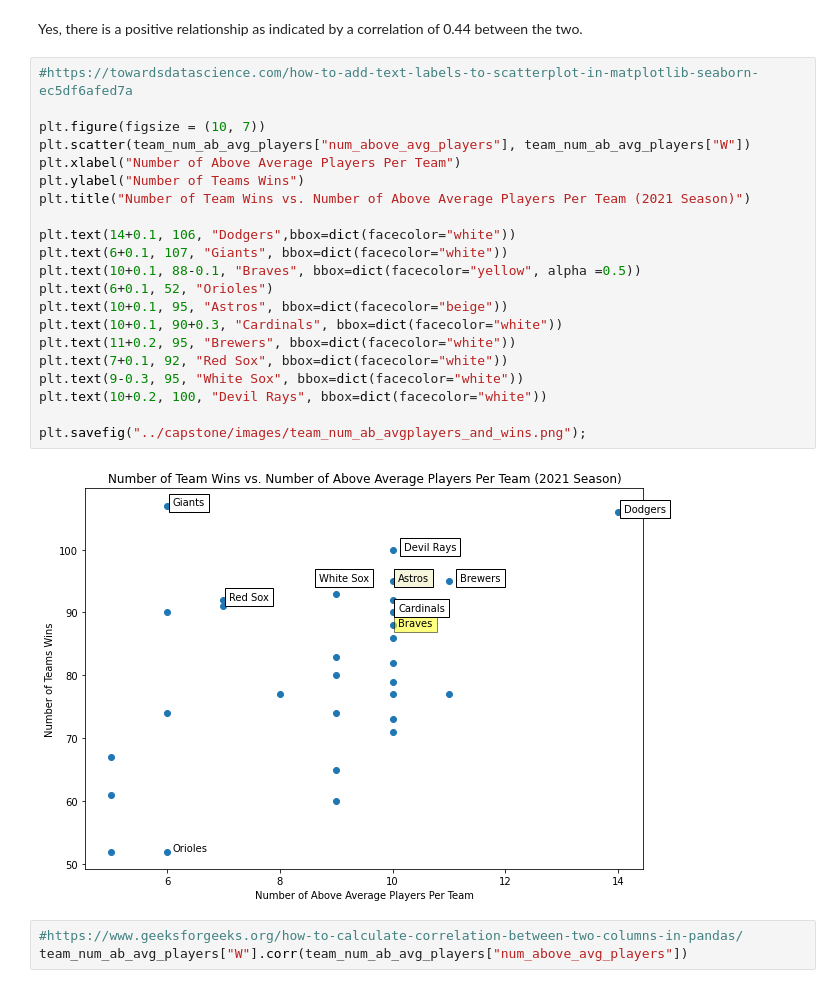
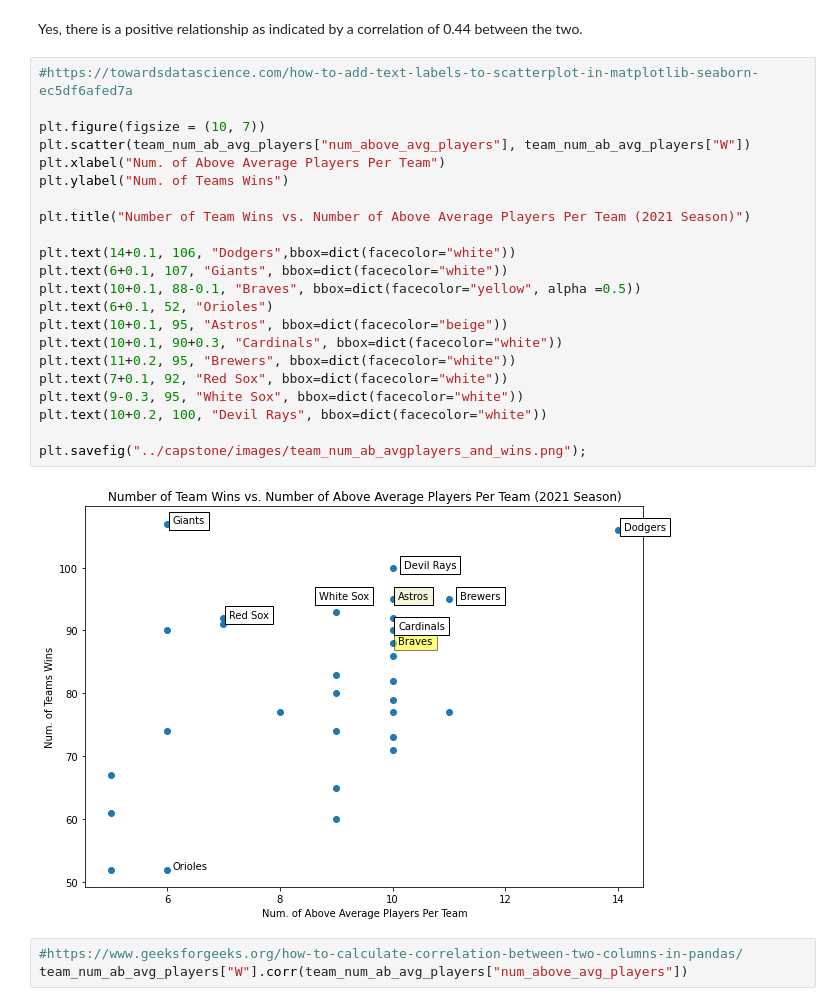
Before and after one commit to dw943893/baseball_predictor, a Jupyter notebook: CAP_EDA.ipynb, the cells around one changed output. Drawn from its saved outputs; the diff is of its cells as text.

```diff
--- a/CAP_EDA.ipynb
+++ b/CAP_EDA.ipynb
@@ -994,26 +963,27 @@ Yes, there is a positive relationship as indicated by a correlation of 0.44 betw
 # %%
 #https://towardsdatascience.com/how-to-add-text-labels-to-scatterplot-in-matplotlib-seaborn-ec5df6afed7a
 
 plt.figure(figsize = (10, 7))
 plt.scatter(team_num_ab_avg_players["num_above_avg_players"], team_num_ab_avg_players["W"])
-plt.xlabel("Number of Above Average Players Per Team")
-plt.ylabel("Number of Teams Wins")
+plt.xlabel("Num. of Above Average Players Per Team")
+plt.ylabel("Num. of Teams Wins")
+
 plt.title("Number of Team Wins vs. Number of Above Average Players Per Team (2021 Season)")
 
 plt.text(14+0.1, 106, "Dodgers",bbox=dict(facecolor="white"))
 plt.text(6+0.1, 107, "Giants", bbox=dict(facecolor="white"))
 plt.text(10+0.1, 88-0.1, "Braves", bbox=dict(facecolor="yellow", alpha =0.5))
 plt.text(6+0.1, 52, "Orioles")
 plt.text(10+0.1, 95, "Astros", bbox=dict(facecolor="beige"))
 plt.text(10+0.1, 90+0.3, "Cardinals", bbox=dict(facecolor="white"))
 plt.text(11+0.2, 95, "Brewers", bbox=dict(facecolor="white"))
 plt.text(7+0.1, 92, "Red Sox", bbox=dict(facecolor="white"))
 plt.text(9-0.3, 95, "White Sox", bbox=dict(facecolor="white"))
 plt.text(10+0.2, 100, "Devil Rays", bbox=dict(facecolor="white"))
 
 plt.savefig("../capstone/images/team_num_ab_avgplayers_and_wins.png");
 # %% [output]
-[figure, old version]
+[figure, new version]
 # %%
 #https://www.geeksforgeeks.org/how-to-calculate-correlation-between-two-columns-in-pandas/
 team_num_ab_avg_players["W"].corr(team_num_ab_avg_players["num_above_avg_players"])
```
Also changed, not shown: parts of 9 cells of this notebook, 3 other files.
